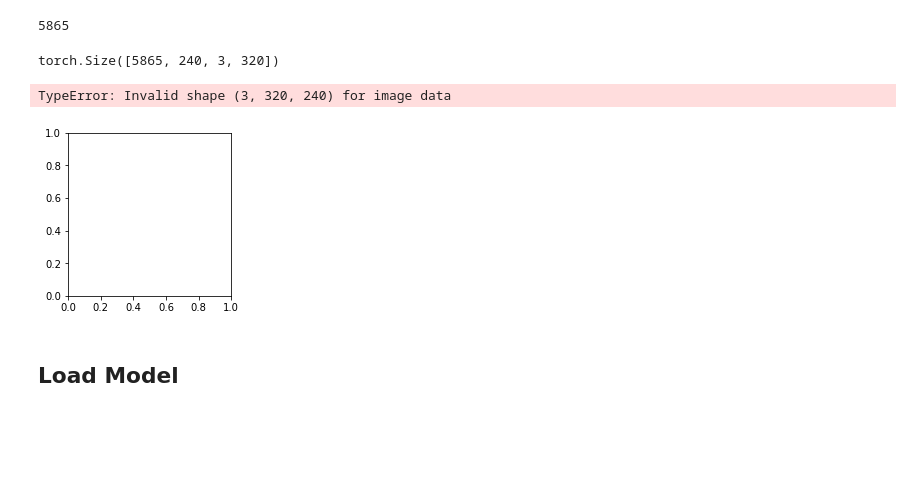
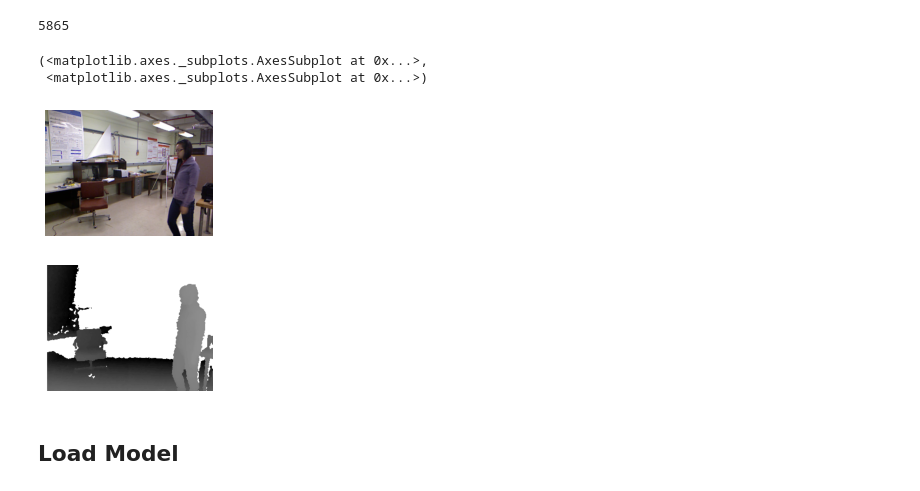
Before and after one commit to kvega005/RGBD_Activity_Detection, a Jupyter notebook: Activity Recognition From RGBD.ipynb, the cells around one changed output. Drawn from its saved outputs; the diff is of its cells as text; code cells hidden in the pictures; blank space fills up the shorter version.

Commit message:
finalizing reading and dsiplaying data

```diff
--- a/Activity Recognition From RGBD.ipynb
+++ b/Activity Recognition From RGBD.ipynb
@@ -151,18 +148,17 @@ len(data_dict["rgb"])
 # %% [output]
 5865
 # %%
-depthData = torch.from_numpy(np.array(data_dict['depth'])).permute(0,2,1)
+depthData = torch.from_numpy(np.array(data_dict['depth'])).permute(0,1,2)
 depthData = depthData[:,None,:,:]
 # %%
-imageData = torch.from_numpy(np.array(data_dict['rgb'])).permute(0,1,3,2)
-imageData.shape
+imageData = torch.from_numpy(np.array(data_dict['rgb'])).permute(0,3,1,2)
-# %% [output]
-torch.Size([5865, 240, 3, 320])
 # %%
-show_image(imageData[0])
+show_image(imageData[0]), show_image(depthData[0])
 # %% [output]
-TypeError: Invalid shape (3, 320, 240) for image data
+(<matplotlib.axes._subplots.AxesSubplot at 0x...>,
+ <matplotlib.axes._subplots.AxesSubplot at 0x...>)
-[figure, old version]
+[figure, new version]
+[figure, added]
 # %% [markdown]
 ## Load Model
 # %%
```
Also changed, not shown: parts of 2 cells of this notebook.
